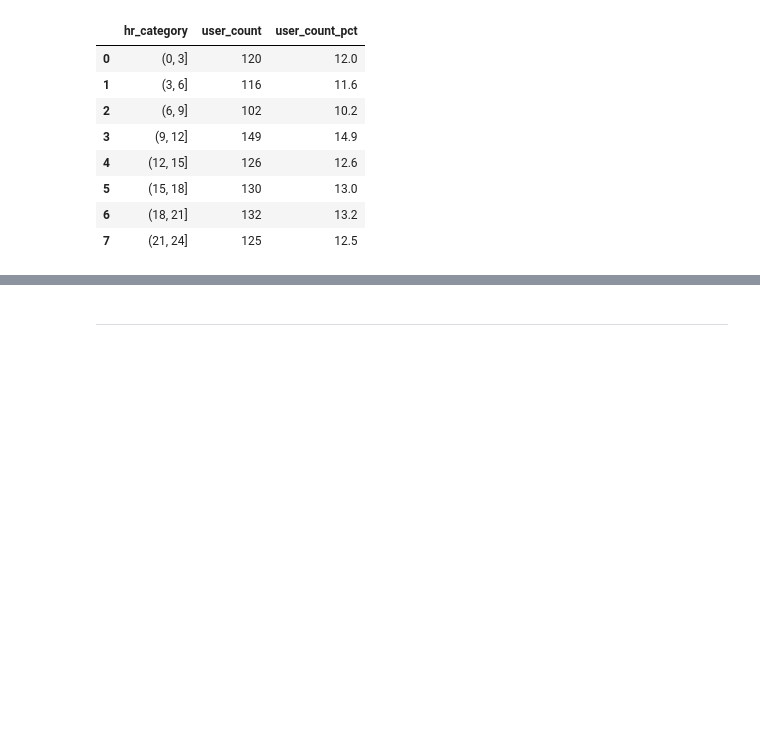
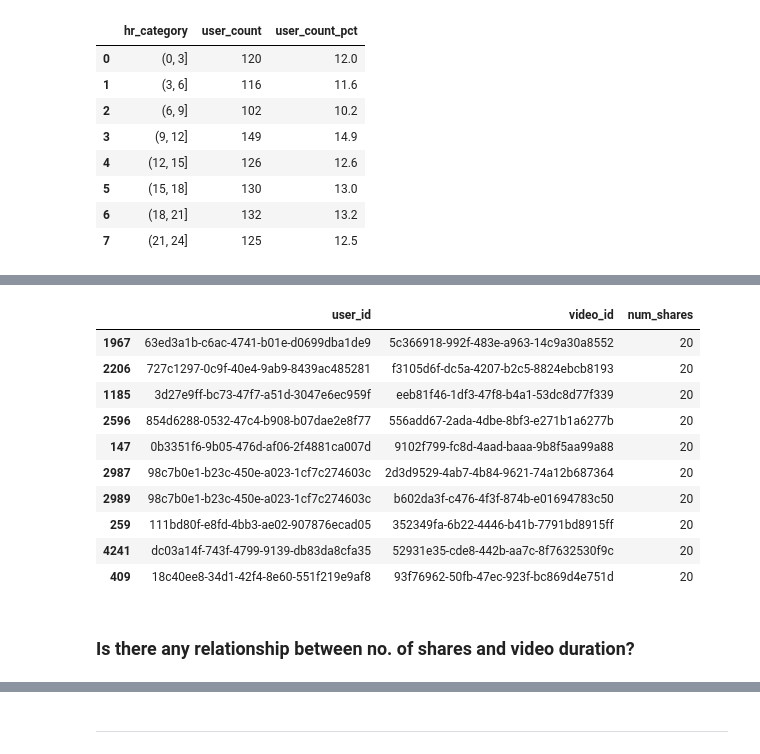
Before and after one commit to tummala-hareesh/krikey_senior_data_analyst, a Jupyter notebook: 1_exploratory_data_analysis_krikey.ipynb, the cells around one changed output, grey strips where cells are left out. Cells and saved outputs as stored; diff of their text form; code cells hidden in the pictures; blank space fills up the shorter version.

```diff
--- a/1_exploratory_data_analysis_krikey.ipynb
+++ b/1_exploratory_data_analysis_krikey.ipynb
@@ -666,0 +737,4 @@ __x__values_original
+# %%
+# Users and Videos merged dataframe
+df_users_videos = pd.merge(df_users, df_videos, left_on='id', right_on='creator', how='right')
+df_users_videos.head()
@@ -666,0 +777,19 @@ __x__values_original
+# %%
+# Top10 Videos with more no. of shares
+df_users_videos_shares = df_users_videos.groupby(['id_x','id_y'])['num_shares'].sum().reset_index()
+df_users_videos_shares.columns = ['user_id', 'video_id', 'num_shares']
+df_users_videos_shares.sort_values(by='num_shares', ascending=False).head(10)
+# %% [output]
+|  | user_id | video_id | num_shares |
+| 1967 | 63ed3a1b-c6ac-4741-b01e-d0699dba1de9 | 5c366918-992f-483e-a963-14c9a30a8552 | 20 |
+| 2206 | 727c1297-0c9f-40e4-9ab9-8439ac485281 | f3105d6f-dc5a-4207-b2c5-8824ebcb8193 | 20 |
+| 1185 | 3d27e9ff-bc73-47f7-a51d-3047e6ec959f | eeb81f46-1df3-47f8-b4a1-53dc8d77f339 | 20 |
+| 2596 | 854d6288-0532-47c4-b908-b07dae2e8f77 | 556add67-2ada-4dbe-8bf3-e271b1a6277b | 20 |
+| 147 | 0b3351f6-9b05-476d-af06-2f4881ca007d | 9102f799-fc8d-4aad-baaa-9b8f5aa99a88 | 20 |
+| 2987 | 98c7b0e1-b23c-450e-a023-1cf7c274603c | 2d3d9529-4ab7-4b84-9621-74a12b687364 | 20 |
+| 2989 | 98c7b0e1-b23c-450e-a023-1cf7c274603c | b602da3f-c476-4f3f-874b-e01694783c50 | 20 |
+| 259 | 111bd80f-e8fd-4bb3-ae02-907876ecad05 | 352349fa-6b22-4446-b41b-7791bd8915ff | 20 |
+| 4241 | dc03a14f-743f-4799-9139-db83da8cfa35 | 52931e35-cde8-442b-aa7c-8f7632530f9c | 20 |
+| 409 | 18c40ee8-34d1-42f4-8e60-551f219e9af8 | 93f76962-50fb-47ec-923f-bc869d4e751d | 20 |
+# %% [markdown]
+### Is there any relationship between no. of shares and video duration?
```
Also changed, not shown: parts of 63 cells of this notebook, 2 other files.
